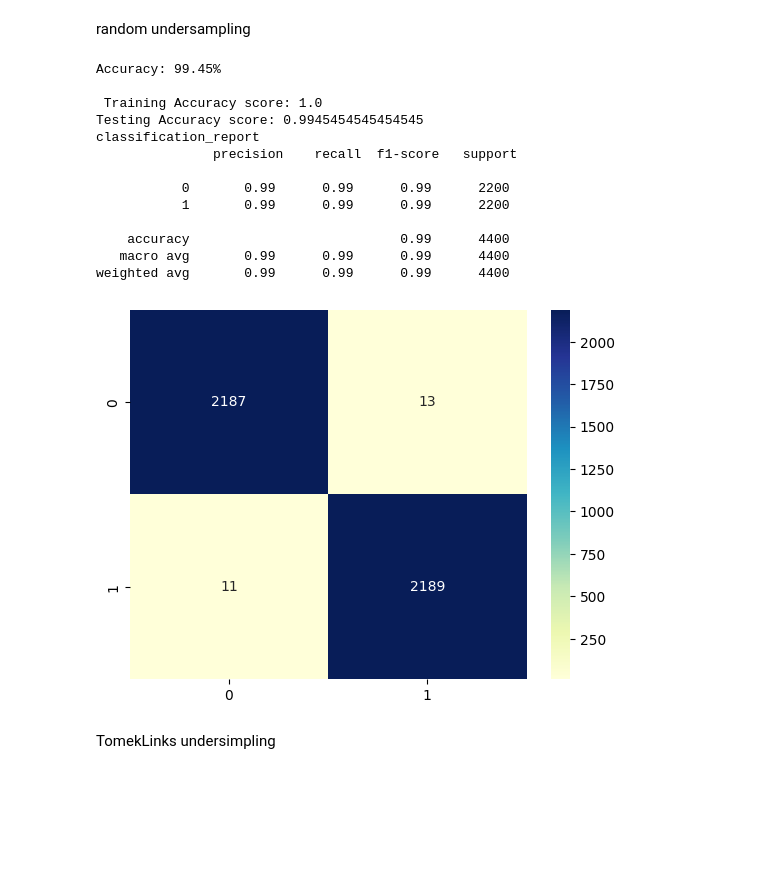
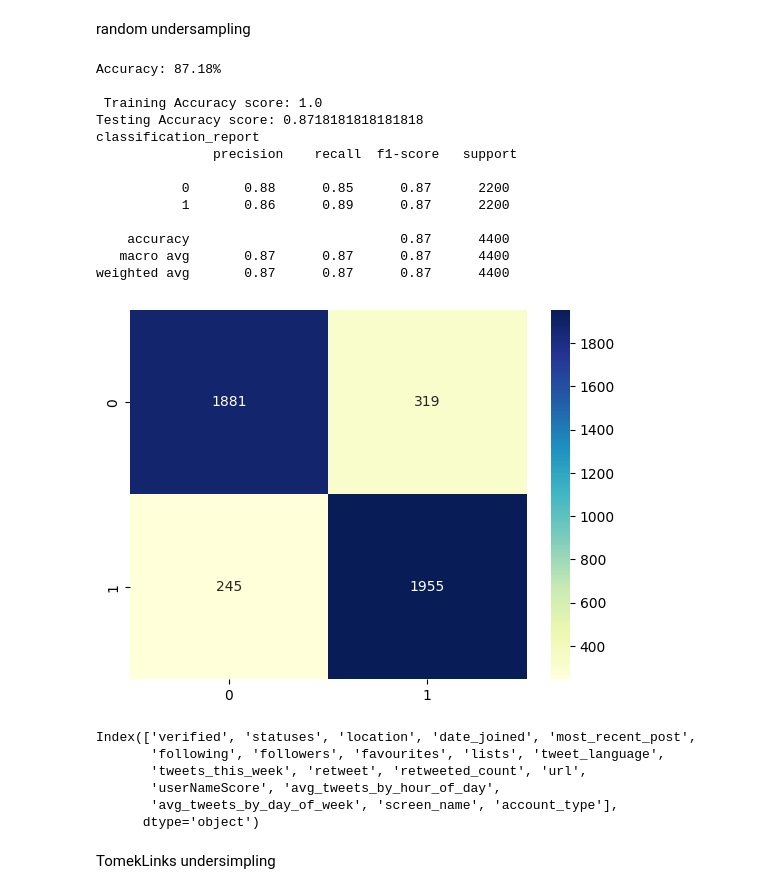
Before and after one commit to PFE2024/satt_ai, a Jupyter notebook: twitter/RandomForestClassifier.ipynb, the cells around one changed output. Cells and saved outputs as stored; diff of their text form; code cells hidden in the pictures; blank space fills up the shorter version.

```diff
--- a/twitter/RandomForestClassifier.ipynb
+++ b/twitter/RandomForestClassifier.ipynb
@@ -259,45 +144,51 @@ from sklearn.preprocessing import StandardScaler
 from sklearn.decomposition import PCA
 from sklearn.ensemble import RandomForestClassifier
 df = pd.read_csv('./Data/datavf.csv')
-
-x=df.iloc[:, :-4]
+df=df.drop(labels=['Unnamed: 0','following/years','followers/lastpost'],axis=1)
+x=df.iloc[:, :-2]
 y = df.account_type.values.tolist()
 x_train, x_test, y_train, y_test = train_test_split(x, y, test_size=0.2, random_state=42,stratify=y)
 pipeline = Pipeline([
     ('rf', RandomForestClassifier()) # Training a random forest classifier on the data
 ])
 
 # Train the pipeline on the data
 pipeline.fit(x_train, y_train)
 
 score = pipeline.score(x_test, y_test)
 print("Accuracy: %.2f%%" % (score * 100))
 y_pred_train = pipeline.predict(x_train)
 y_pred_test = pipeline.predict(x_test)
 print("\n Training Accuracy score:",metrics.accuracy_score(y_train, y_pred_train))
 print("Testing Accuracy score:",metrics.accuracy_score(y_test, y_pred_test))
 print("classification_report \n "+classification_report(y_test, y_pred_test))
 cm = metrics.confusion_matrix(y_test, y_pred_test)
 # print('Confusion matrix\n', cm)
 
 cm_matrixNB = pd.DataFrame(data=cm, )
 sns.heatmap(cm_matrixNB, annot=True, fmt='d', cmap='YlGnBu')
 plt.show()
 # %% [output]
-Accuracy: 99.45%
+Accuracy: 87.18%
 
  Training Accuracy score: 1.0
-Testing Accuracy score: 0.9945454545454545
+Testing Accuracy score: 0.8718181818181818
 classification_report
                precision    recall  f1-score   support
 
-           0       0.99      0.99      0.99      2200
-           1       0.99      0.99      0.99      2200
+           0       0.88      0.85      0.87      2200
+           1       0.86      0.89      0.87      2200
 
-    accuracy                           0.99      4400
-   macro avg       0.99      0.99      0.99      4400
-weighted avg       0.99      0.99      0.99      4400
+    accuracy                           0.87      4400
+   macro avg       0.87      0.87      0.87      4400
+weighted avg       0.87      0.87      0.87      4400
-[figure, old version]
+[figure, new version]
+Index(['verified', 'statuses', 'location', 'date_joined', 'most_recent_post',
+       'following', 'followers', 'favourites', 'lists', 'tweet_language',
+       'tweets_this_week', 'retweet', 'retweeted_count', 'url',
+       'userNameScore', 'avg_tweets_by_hour_of_day',
+       'avg_tweets_by_day_of_week', 'screen_name', 'account_type'],
+      dtype='object')
 # %% [markdown]
 TomekLinks undersimpling
 # %%
```
Also changed, not shown: parts of 29 cells of this notebook, 6 other files.
